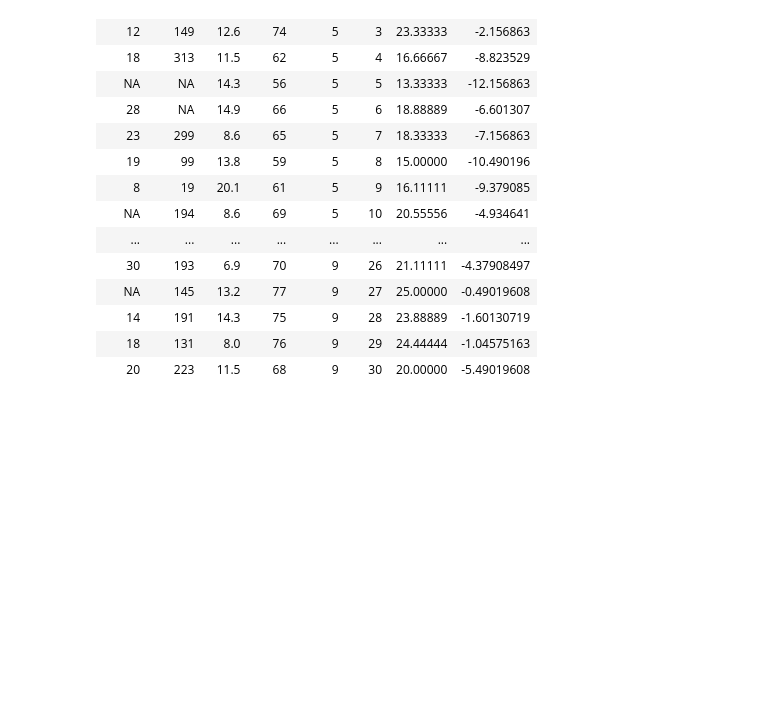
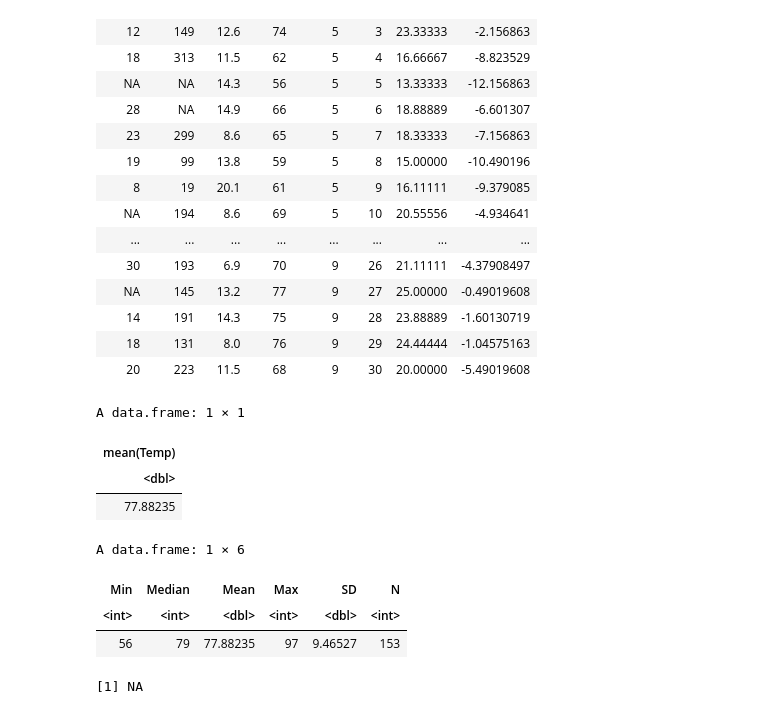
Before and after one commit to DevMinGeonPark/-Courses-Data-Visualization, a Jupyter notebook: Rlang.ipynb, the cells around one changed output. Cells and saved outputs as stored; diff of their text form; code cells hidden in the pictures; blank space fills up the shorter version.

```diff
--- a/Rlang.ipynb
+++ b/Rlang.ipynb
@@ -578,3 +578,27 @@ A data.frame: 153 × 8
 | 14 | 191 | 14.3 | 75 | 9 | 28 | 23.88889 | -1.60130719 |
 | 18 | 131 | 8.0 | 76 | 9 | 29 | 24.44444 | -1.04575163 |
 | 20 | 223 | 11.5 | 68 | 9 | 30 | 20.00000 | -5.49019608 |
+# %%
+#summarise() : 요약 통계량
+summarise(airquality, mean(Temp))
+summarise(airquality,
+  Min=min(Temp, na.rm = T),
+  Median=median(Temp, na.rm=T),
+  Mean=mean(Temp, na.rm=T),
+  Max=max(Temp, na.rm = T),
+  SD=sd(Temp, na.rm=T),
+  N=n(),
+)
+# %% [output]
+A data.frame: 1 × 1
+| mean(Temp) |
+| <dbl> |
+| 77.88235 |
+A data.frame: 1 × 6
+| Min | Median | Mean | Max | SD | N |
+| <int> | <int> | <dbl> | <int> | <dbl> | <int> |
+| 56 | 79 | 77.88235 | 97 | 9.46527 | 153 |
+# %%
+NA + 5 #=NA(다먹어버림)
+# %% [output]
+[1] NA
```
Also changed, not shown: parts of 2 cells of this notebook.
